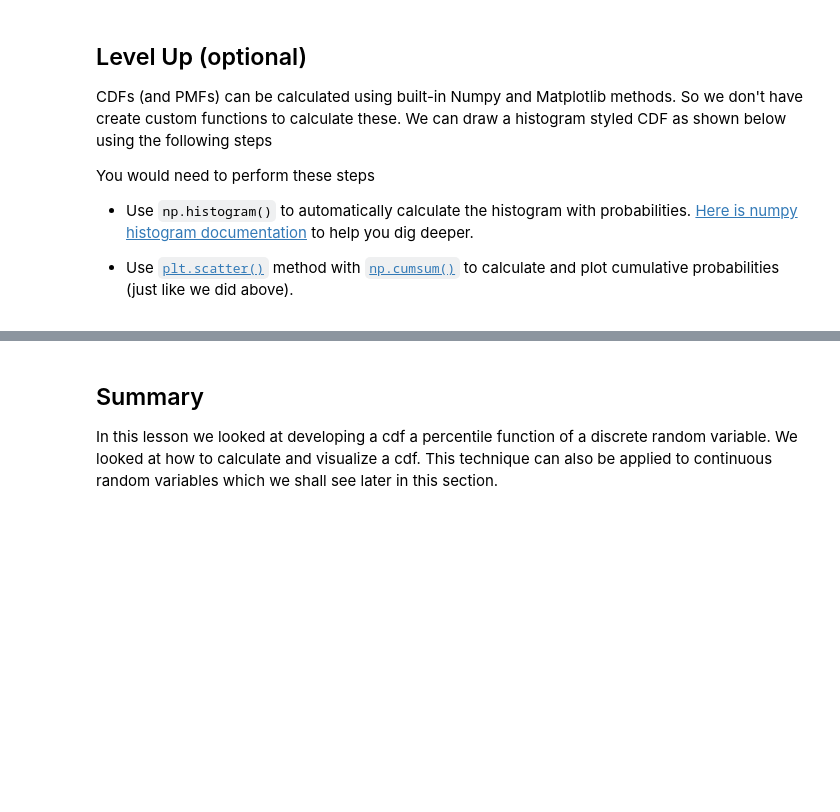
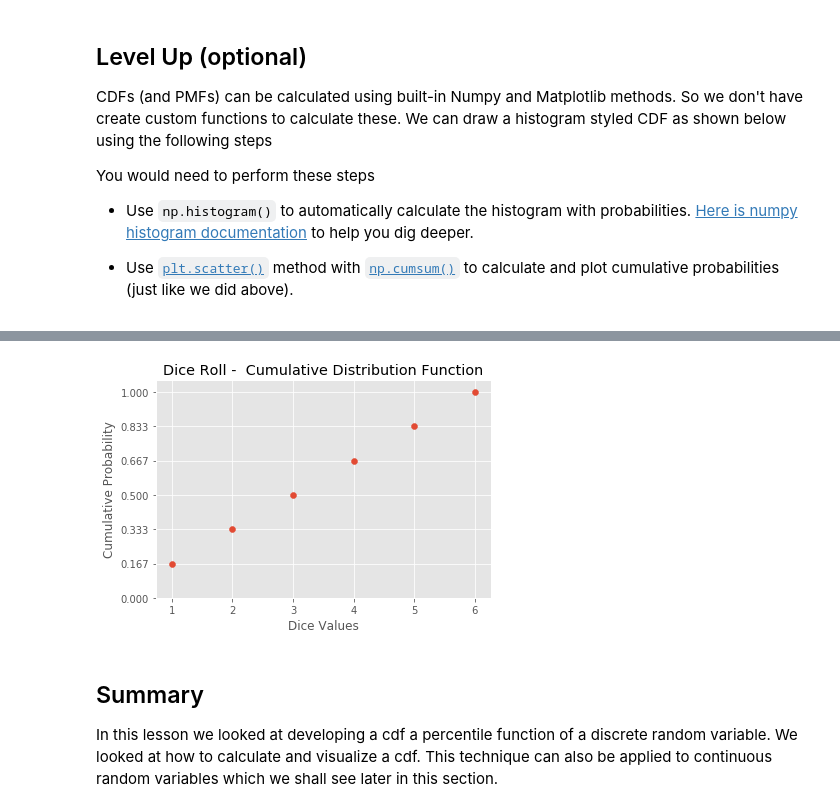
Before and after one commit to fcoba/dsc-cumulative-distribution-function-lab-dc-ds-career-042219, a Jupyter notebook: index.ipynb, the cells around one changed output, grey strips where cells are left out. Drawn from its saved outputs; the diff is of its cells as text; code cells hidden in the pictures; blank space fills up the shorter version.

```diff
--- a/index.ipynb
+++ b/index.ipynb
@@ -87,3 +84,15 @@ You would need to perform these steps
+# %%
+import numpy as np
+sample = [1,2,3,4,5,6]
+hist = np.histogram(sample, bins=6, range=(1,7), normed=True)
+plt.scatter(hist[1][:-1], np.cumsum(hist[0]))
+plt.title ("Dice Roll -  Cumulative Distribution Function");
+plt.xlabel("Dice Values")
+plt.ylabel("Cumulative Probability")
+plt.yticks(np.linspace(0,1,num=7))
+plt.show();
+# %% [output]
+[figure, added]
 # %% [markdown]
 ## Summary
 
```
Also changed, not shown: parts of 1 cell of this notebook.
